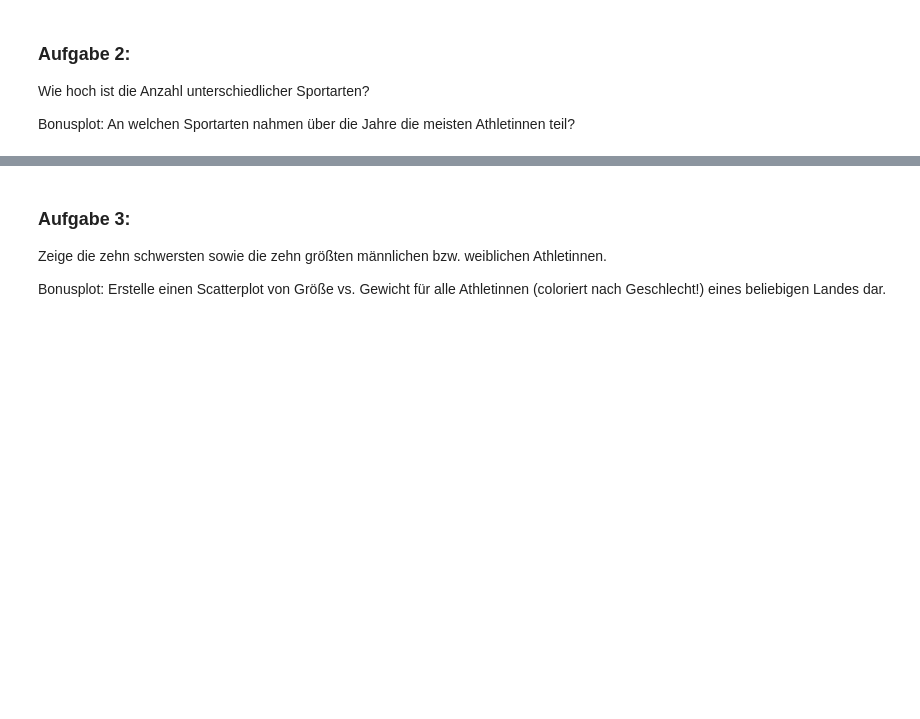
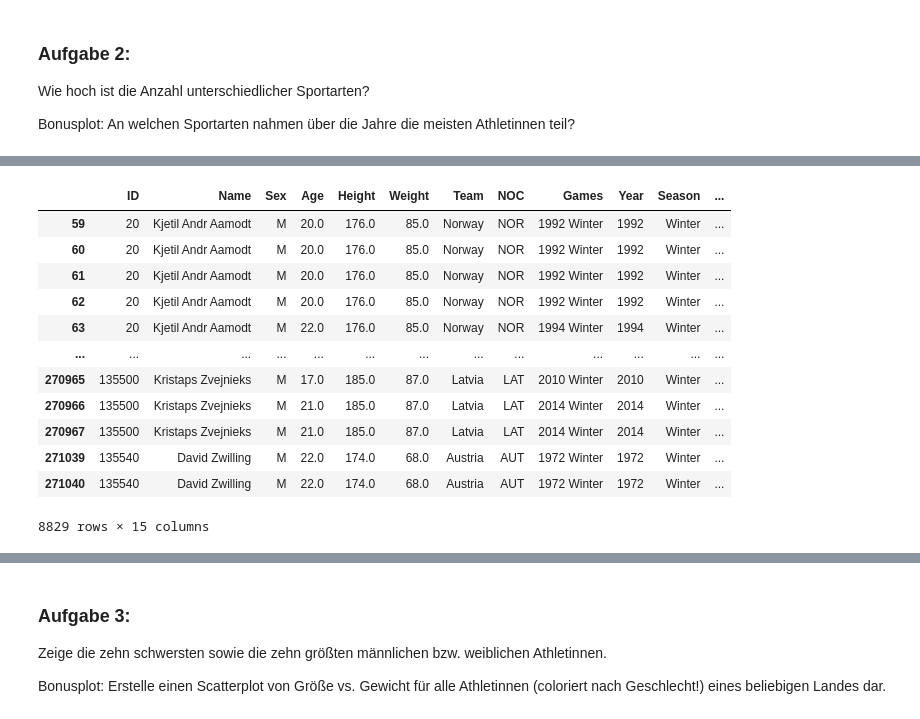
Before and after one commit to mschirl/bc-workshop-data-science, a Jupyter notebook: 01_Load_Clean_Visualize/01_Task_OlympicHistory.ipynb, the cells around one changed output, grey strips where cells are left out. Drawn from its saved outputs; the diff is of its cells as text; code cells hidden in the pictures; blank space fills up the shorter version.

```diff
--- a/01_Load_Clean_Visualize/01_Task_OlympicHistory.ipynb
+++ b/01_Load_Clean_Visualize/01_Task_OlympicHistory.ipynb
@@ -235,0 +312,2 @@ Bonusplot: An welchen Sportarten nahmen über die Jahre die meisten Athletinnen
+# %%
+df_skiing = df_athletes[df_athletes['Sport'] == 'Alpine Skiing']
@@ -235,0 +337,16 @@ Bonusplot: An welchen Sportarten nahmen über die Jahre die meisten Athletinnen
+# %%
+df_skiing
+# %% [output]
+|  | ID | Name | Sex | Age | Height | Weight | Team | NOC | Games | Year | Season | ... |
+| 59 | 20 | Kjetil Andr Aamodt | M | 20.0 | 176.0 | 85.0 | Norway | NOR | 1992 Winter | 1992 | Winter | ... |
+| 60 | 20 | Kjetil Andr Aamodt | M | 20.0 | 176.0 | 85.0 | Norway | NOR | 1992 Winter | 1992 | Winter | ... |
+| 61 | 20 | Kjetil Andr Aamodt | M | 20.0 | 176.0 | 85.0 | Norway | NOR | 1992 Winter | 1992 | Winter | ... |
+| 62 | 20 | Kjetil Andr Aamodt | M | 20.0 | 176.0 | 85.0 | Norway | NOR | 1992 Winter | 1992 | Winter | ... |
+| 63 | 20 | Kjetil Andr Aamodt | M | 22.0 | 176.0 | 85.0 | Norway | NOR | 1994 Winter | 1994 | Winter | ... |
+| ... | ... | ... | ... | ... | ... | ... | ... | ... | ... | ... | ... | ... |
+| 270965 | 135500 | Kristaps Zvejnieks | M | 17.0 | 185.0 | 87.0 | Latvia | LAT | 2010 Winter | 2010 | Winter | ... |
+| 270966 | 135500 | Kristaps Zvejnieks | M | 21.0 | 185.0 | 87.0 | Latvia | LAT | 2014 Winter | 2014 | Winter | ... |
+| 270967 | 135500 | Kristaps Zvejnieks | M | 21.0 | 185.0 | 87.0 | Latvia | LAT | 2014 Winter | 2014 | Winter | ... |
+| 271039 | 135540 | David Zwilling | M | 22.0 | 174.0 | 68.0 | Austria | AUT | 1972 Winter | 1972 | Winter | ... |
+| 271040 | 135540 | David Zwilling | M | 22.0 | 174.0 | 68.0 | Austria | AUT | 1972 Winter | 1972 | Winter | ... |
+8829 rows × 15 columns
```
Also changed, not shown: parts of 45 cells of this notebook.
